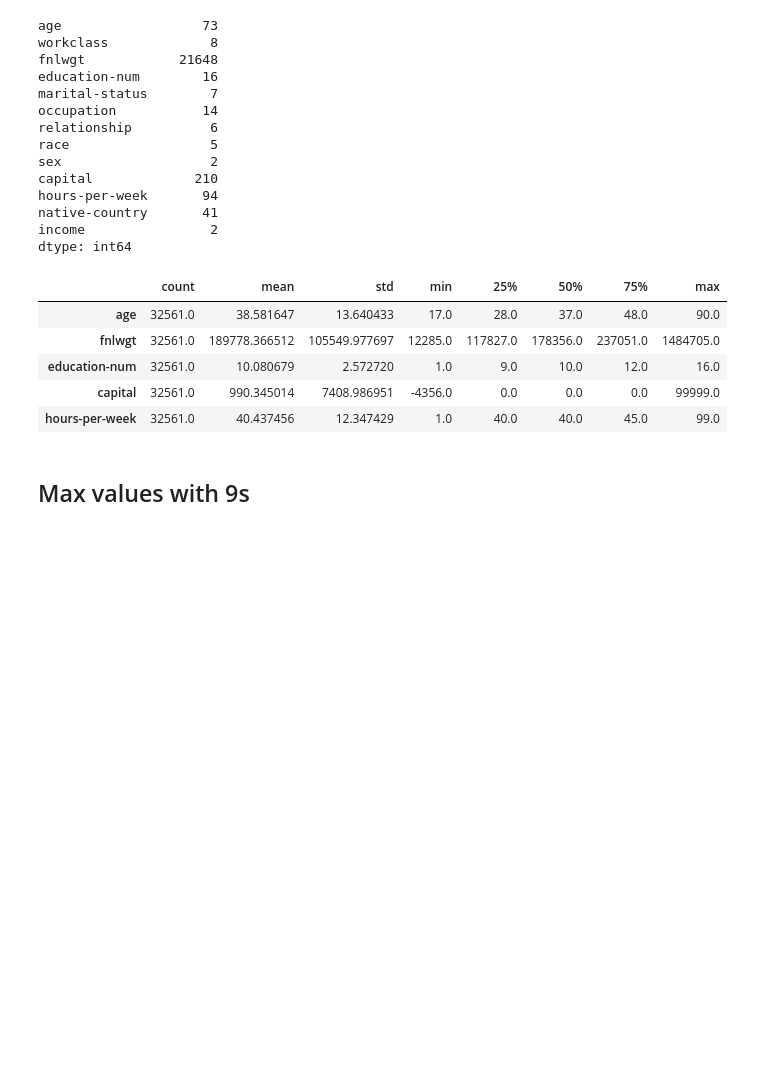
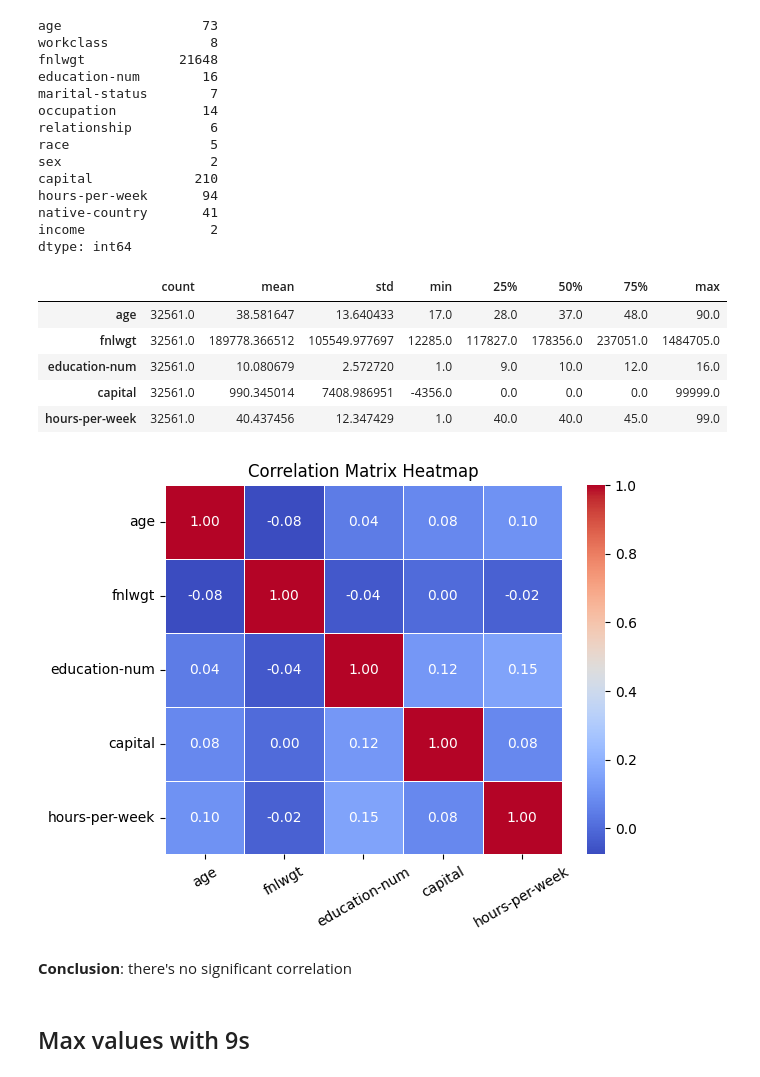
Before and after one commit to Staszek15/Data-Mining-Project, a Jupyter notebook: adults_cleaning.ipynb, the cells around one changed output. Saved outputs shown, nothing was run; the diff lists cells and outputs as text; code cells hidden in the pictures; blank space fills up the shorter version.

```diff
--- a/adults_cleaning.ipynb
+++ b/adults_cleaning.ipynb
@@ -136,6 +228,17 @@ df.describe().T
 | education-num | 32561.0 | 10.080679 | 2.572720 | 1.0 | 9.0 | 10.0 | 12.0 | 16.0 |
 | capital | 32561.0 | 990.345014 | 7408.986951 | -4356.0 | 0.0 | 0.0 | 0.0 | 99999.0 |
 | hours-per-week | 32561.0 | 40.437456 | 12.347429 | 1.0 | 40.0 | 40.0 | 45.0 | 99.0 |
+# %%
+numeric_df = df_less_nulls.select_dtypes(include=['int','float']).drop('how-many-miss-vals',axis=1)
+
+heatmap = sns.heatmap(numeric_df.corr(), annot=True, cmap='coolwarm', fmt=".2f", linewidths=0.5)
+heatmap.set_xticklabels(heatmap.get_xticklabels(), rotation = 30)
+plt.title('Correlation Matrix Heatmap')
+plt.show()
+# %% [output]
+[figure, added]
+# %% [markdown]
+**Conclusion**: there's no significant correlation
 # %% [markdown]
 ## Max values with 9s
 # %%
```
Also changed, not shown: parts of 11 cells of this notebook, 1 other file.
